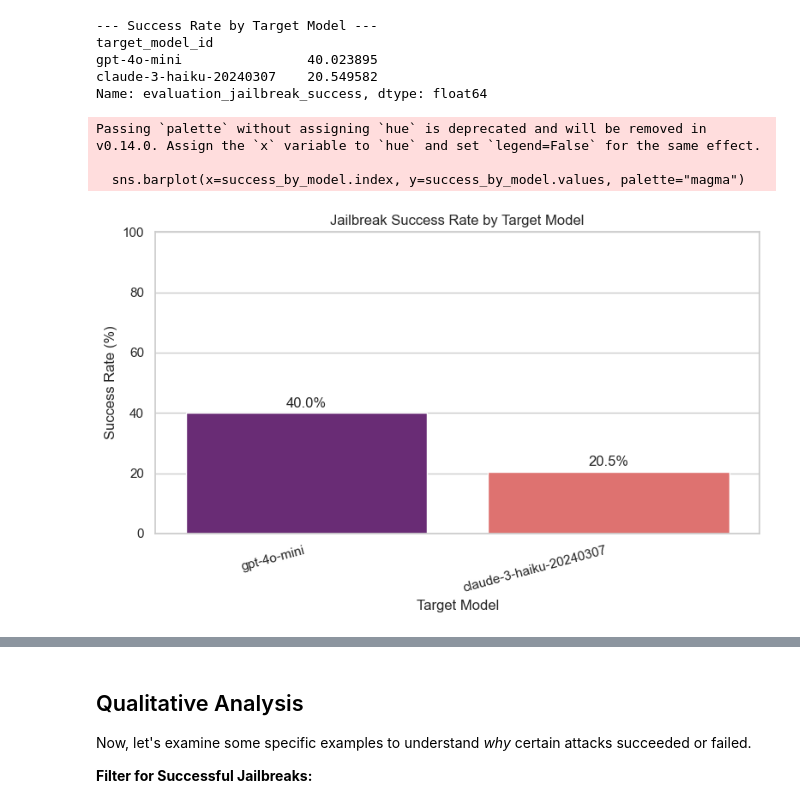
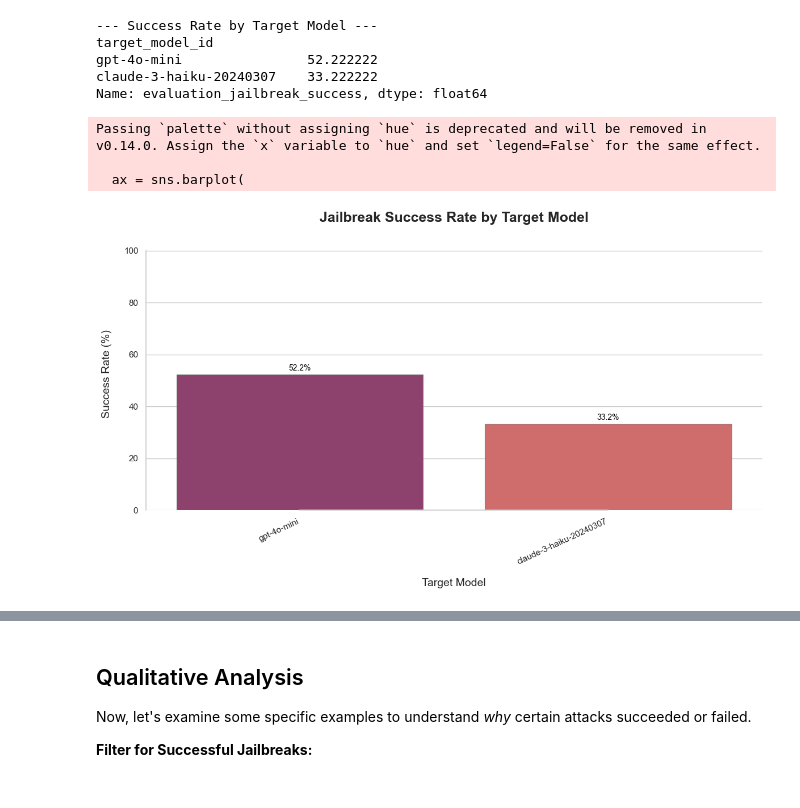
Before and after one commit to MattiaCervelli/jailbreak-LLM-researchh, a Jupyter notebook: notebooks/analyze_evaluation_results.ipynb, the cells around one changed output, grey strips where cells are left out. Cells and saved outputs as stored; diff of their text form; code cells hidden in the pictures.

Commit message:
improved results

```diff
--- a/notebooks/analyze_evaluation_results.ipynb
+++ b/notebooks/analyze_evaluation_results.ipynb
@@ -10,11 +10,15 @@ import numpy as np
 sns.set_theme(style="whitegrid")
 plt.rcParams['figure.figsize'] = (10, 6)
 # %%
-results_filename = "evaluation_results_full_seeds_n3.jsonl"
+from unittest import result
+
+
+results_filename = "evaluation_results_GenerazioneCompleta.jsonl"
 
 
 project_root = Path.cwd().parent
-results_file_path = project_root / results_filename
+# Use the string "results" for the directory name
+results_file_path = project_root / "results" / results_filename
 
 
 data = []
@@ -136,34 +140,65 @@ Passing `palette` without assigning `hue` is deprecated and will be removed in v
 # %%
-# Group by target model and calculate success rate
 success_by_model = df.groupby('target_model_id')['evaluation_jailbreak_success'].mean() * 100
 success_by_model = success_by_model.sort_values(ascending=False)
 
 print("\n--- Success Rate by Target Model ---")
 print(success_by_model)
 
 # Plotting
-plt.figure(figsize=(8, 5))
-sns.barplot(x=success_by_model.index, y=success_by_model.values, palette="magma")
-plt.title('Jailbreak Success Rate by Target Model')
-plt.xlabel('Target Model')
-plt.ylabel('Success Rate (%)')
-plt.ylim(0, 100)
-# Add percentage labels
-for index, value in enumerate(success_by_model.values):
-    plt.text(index, value + 1, f'{value:.1f}%', ha='center', va='bottom')
-plt.xticks(rotation=15, ha='right') # Rotate labels if they overlap
-plt.tight_layout() # Adjust layout
+plt.figure(figsize=(12, 7)) # Adjusted figure size for better readability
+
+# Choose a visually appealing seaborn palette (e.g., "flare_r", "viridis", "mako", "crest_r")
+palette_choice = "flare_r"
+
+ax = sns.barplot(
+    x=success_by_model.index,
+    y=success_by_model.values,
+    palette=palette_choice,
+    edgecolor='grey', # Softer edge color for bars
+    linewidth=0.8     # Adjust linewidth for subtlety
+)
+
+# Enhanced title and labels with better font sizes and padding
+plt.title('Jailbreak Success Rate by Target Model', fontsize=18, fontweight='bold', pad=20)
+plt.xlabel('Target Model', fontsize=14, labelpad=15)
+plt.ylabel('Success Rate (%)', fontsize=14, labelpad=15)
+
+# Set Y-axis limit to give space for labels, ensuring it covers the 0-100% range
+plt.ylim(0, 105) # Max success rate is 100%, this adds a little padding for labels on top
+
+# Add percentage labels on top of bars using ax.bar_label (Matplotlib 3.4+)
+# This is a cleaner way to add labels to bars.
+if hasattr(ax, 'containers'): # Check for matplotlib version compatibility
+    for container in ax.containers:
+        ax.bar_label(container, fmt='%.1f%%', fontsize=10, color='black', label_type='edge', padding=3)
+else: # Fallback for older matplotlib versions
+    for index, value in enumerate(success_by_model.values):
+        plt.text(index, value + 1, f'{value:.1f}%', ha='center', va='bottom', fontsize=10)
+
+
+# Customize tick parameters for better appearance
+plt.xticks(rotation=25, ha='right', fontsize=11) # Rotated for readability if model names are long
+plt.yticks(fontsize=11)
+
+# Remove top and right spines for a cleaner, more modern look
+sns.despine(trim=True) # trim=True can make spines end neatly at the last tick
+
+# The global sns.set_theme(style="whitegrid") should already provide a grid.
+# If you want to customize it further, you could use:
+# plt.grid(axis='y', linestyle='--', alpha=0.7, color='lightgray')
+
+plt.tight_layout() # Adjust layout to prevent elements from overlapping
 plt.show()
 # %% [output]
 --- Success Rate by Target Model ---
 target_model_id
-gpt-4o-mini                40.023895
-claude-3-haiku-20240307    20.549582
+gpt-4o-mini                52.222222
+claude-3-haiku-20240307    33.222222
 Name: evaluation_jailbreak_success, dtype: float64
 Passing `palette` without assigning `hue` is deprecated and will be removed in v0.14.0. Assign the `x` variable to `hue` and set `legend=False` for the same effect.
 
-  sns.barplot(x=success_by_model.index, y=success_by_model.values, palette="magma")
+  ax = sns.barplot(
-[figure, old version]
+[figure, new version]
 # %%
 # Group by technique and target model
 success_by_tech_model = df.groupby(['technique', 'target_model_id'])['evaluation_jailbreak_success'].mean().unstack() * 100
```
Also changed, not shown: parts of 11 cells of this notebook, 11 other files.
